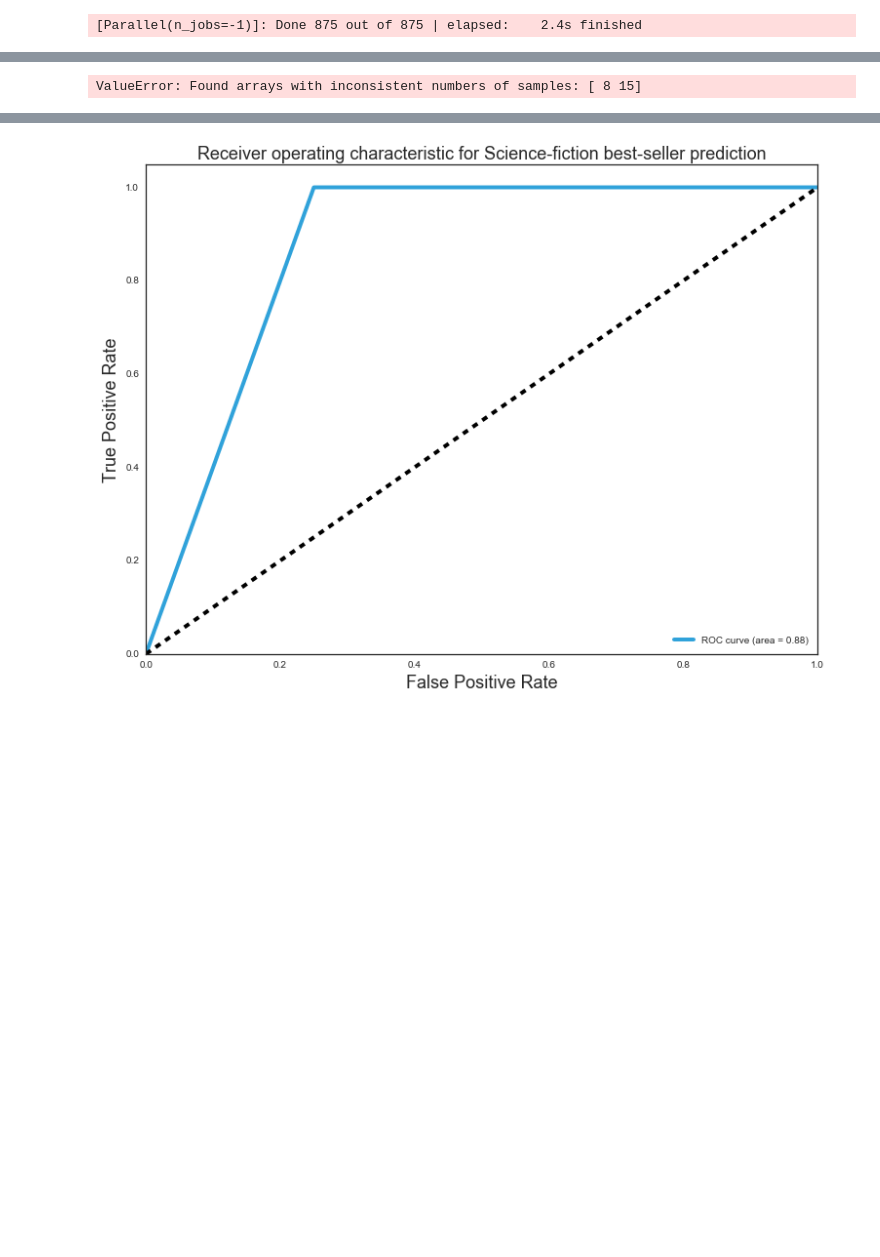
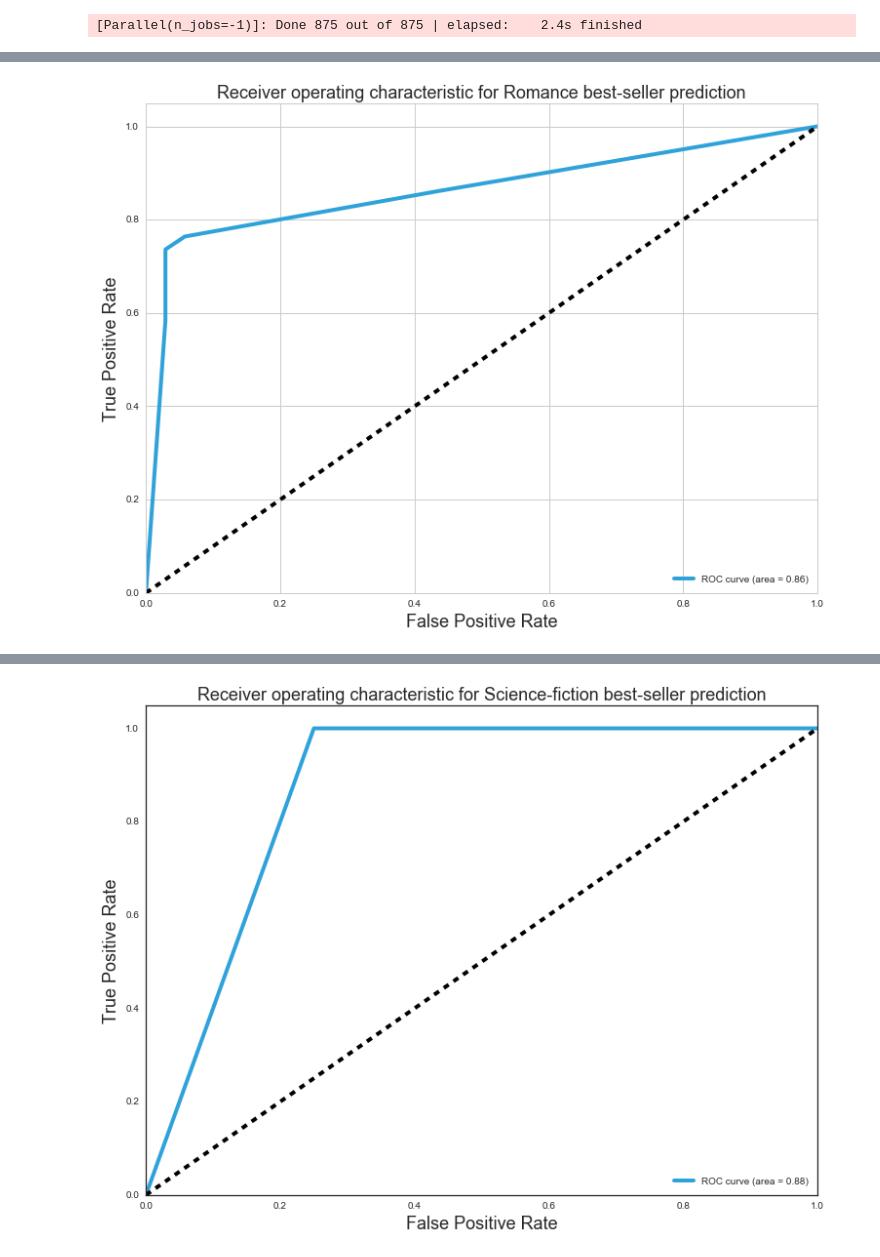
Before and after one commit to bishopkd/DSI-SF2-bishopkd, a Jupyter notebook: projects/capstone/reports/decision_tree_models.ipynb, the cells around one changed output, grey strips where cells are left out. Cells and saved outputs as stored; diff of their text form; code cells hidden in the pictures; blank space fills up the shorter version.

```diff
--- a/projects/capstone/reports/decision_tree_models.ipynb
+++ b/projects/capstone/reports/decision_tree_models.ipynb
@@ -207,4 +204,4 @@ avg / total       0.37      0.38      0.37         8
 # %%
-plot_roc_curve(target=y_sf_test, predict_proba=proba_sf[:,1], title='Romance best-seller prediction')
+plot_roc_curve(target=y_sf_test, predict_proba=dctc_proba_sf[:,1], title='Romance best-seller prediction')
 # %% [output]
-ValueError: Found arrays with inconsistent numbers of samples: [ 8 15]
+[figure, added]
```
Also changed, not shown: parts of 12 cells of this notebook, 3 other files.
